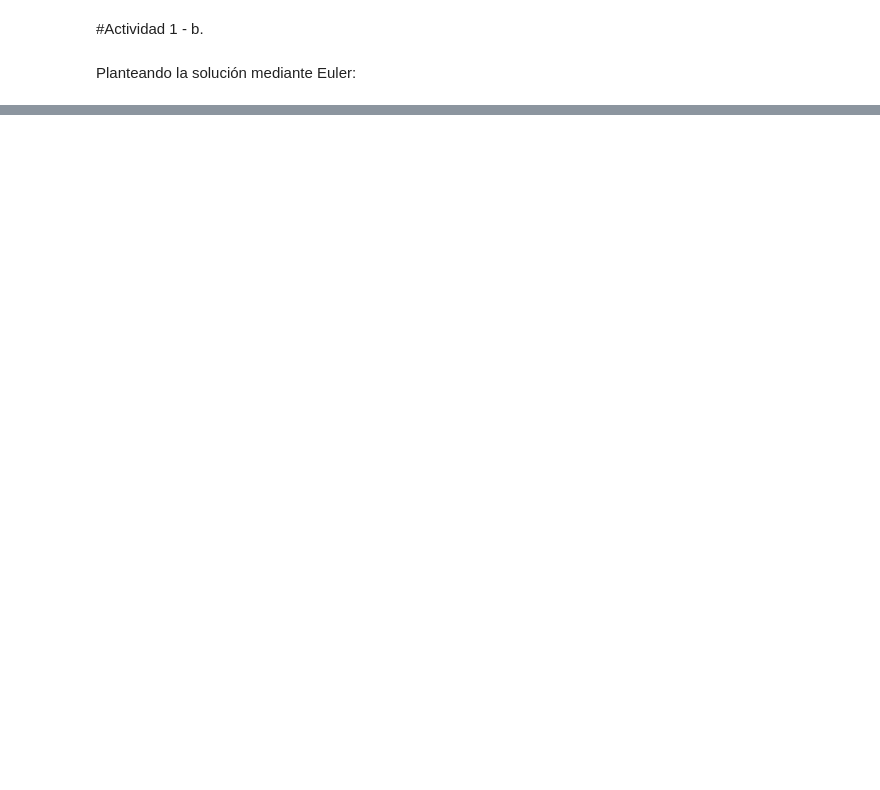
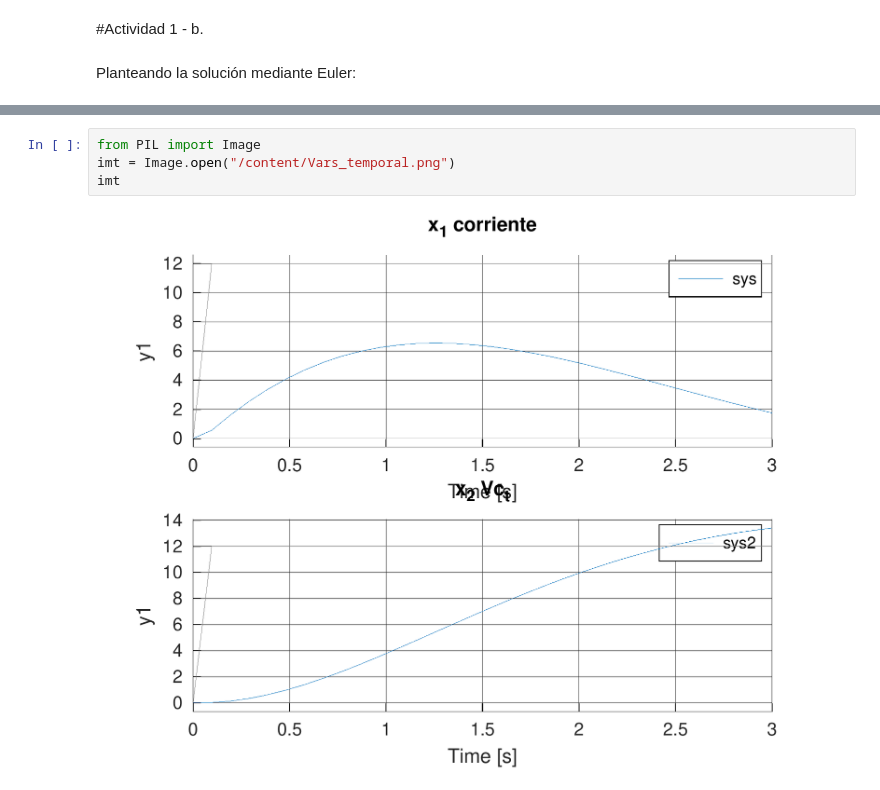
Before and after one commit to allaltune/HCSPD_2024, a Jupyter notebook: Semana 1/Actividad semana 1.ipynb, the cells around one changed output, grey strips where cells are left out. Saved outputs shown, nothing was run; the diff lists cells and outputs as text; blank space fills up the shorter version.

```diff
--- a/Semana 1/Actividad semana 1.ipynb
+++ b/Semana 1/Actividad semana 1.ipynb
@@ -114,0 +192,6 @@ Planteando la solución mediante Euler:
+# %%
+from PIL import Image
+imt = Image.open("/content/Vars_temporal.png")
+imt
+# %% [output]
+[figure, added]
```
Also changed, not shown: parts of 6 cells of this notebook.
